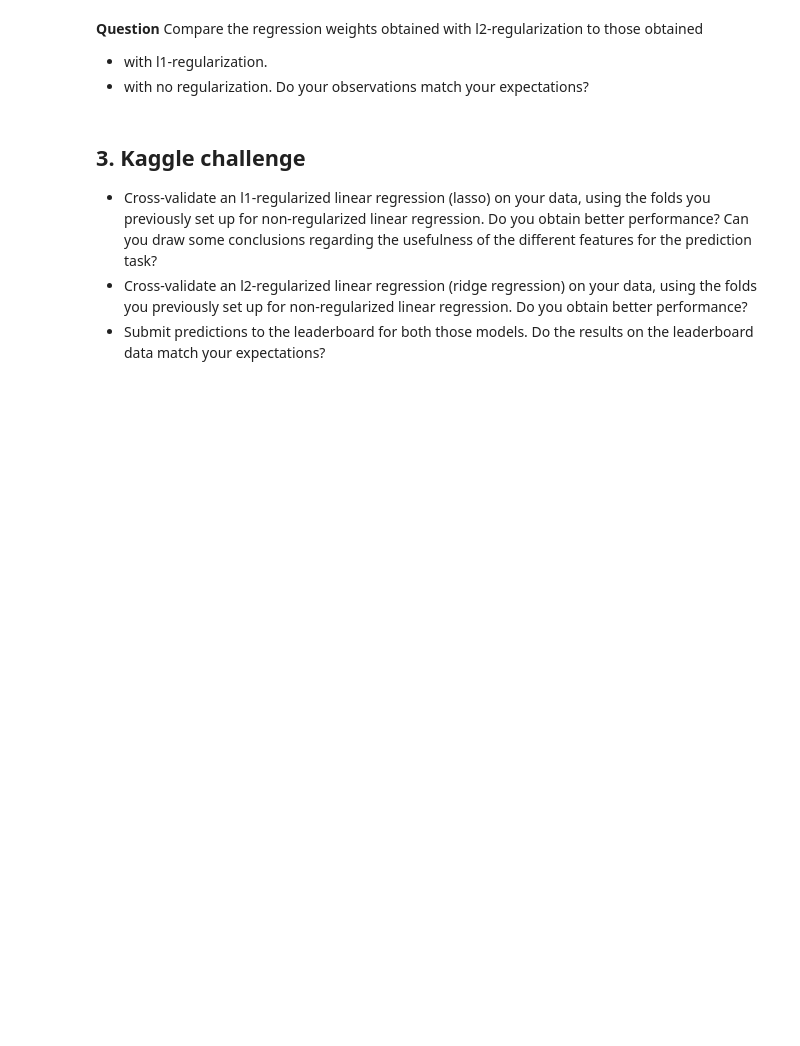
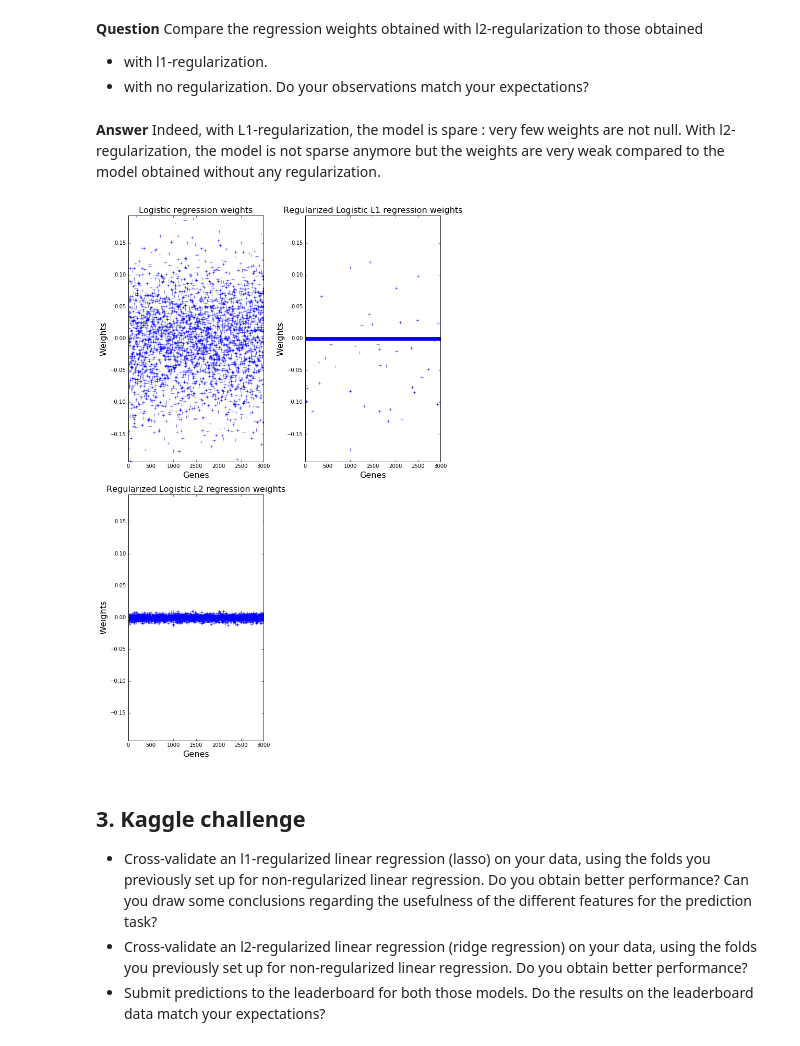
Before and after one commit to AdrienGlmz/ma2823_2016, a Jupyter notebook: lab_notebooks/Lab 4 2016-10-07 Regularized logistic regression.ipynb, the cells around one changed output. Cells and saved outputs as stored; diff of their text form; code cells hidden in the pictures; blank space fills up the shorter version.

```diff
--- a/lab_notebooks/Lab 4 2016-10-07 Regularized logistic regression.ipynb
+++ b/lab_notebooks/Lab 4 2016-10-07 Regularized logistic regression.ipynb
@@ -278,6 +337,49 @@ clf = grid_search.GridSearchCV(linear_model.LogisticRegression(penalty='l2'), pa
 * with l1-regularization.
 * with no regularization.
 Do your observations match your expectations?
+# %% [markdown]
+**Answer** Indeed, with L1-regularization, the model is spare : very few weights are not null. With l2-regularization, the model is not sparse anymore but the weights are very weak compared to the model obtained without any regularization.
+# %%
+fig = plt.figure(figsize=(10, 15))
+ax = fig.add_subplot(221) # use a 1x2 subplot grid; ax will refer to the 1st subplot
+
+number_of_weights = len(clf_L1_optimized.best_estimator_.coef_[0])
+logreg_weights = clf.coef_[0]
+
+y_lim = max(logreg_weights)
+
+ax.plot(range(number_of_weights), logreg_weights,color='blue', marker='+', linestyle='')
+ax.set_xlabel('Genes', fontsize=16)
+ax.set_ylabel('Weights', fontsize=16)
+ax.set_title('Logistic regression weights', fontsize=16)
+ax.set_xlim([0, X.shape[1]])
+ax.set_ylim([-y_lim,y_lim])
+
+ax = fig.add_subplot(222) # use a 1x2 subplot grid; ax will refer to the 2nd subplot
+
+l1_logreg_weights = clf_L1_optimized.best_estimator_.coef_[0]
+
+ax.plot(range(number_of_weights), l1_logreg_weights,color='blue', marker='+', linestyle='')
+ax.set_xlabel('Genes', fontsize=16)
+ax.set_ylabel('Weights', fontsize=16)
+ax.set_title('Regularized Logistic L1 regression weights', fontsize=16)
+ax.set_xlim([0, X.shape[1]])
+ax.set_ylim([-y_lim,y_lim])
+
+ax = fig.add_subplot(223) # use a 1x2 subplot grid; ax will refer to the 2nd subplot
+
+l2_logreg_weights = clf_L2.best_estimator_.coef_[0]
+
+ax.plot(range(number_of_weights), l2_logreg_weights,color='blue', marker='+', linestyle='')
+ax.set_xlabel('Genes', fontsize=16)
+ax.set_ylabel('Weights', fontsize=16)
+ax.set_title('Regularized Logistic L2 regression weights', fontsize=16)
+ax.set_xlim([0, X.shape[1]])
+ax.set_ylim([-y_lim,y_lim])
+
+plt.tight_layout()
+# %% [output]
+[figure, added]
 # %% [markdown]
 ## 3. Kaggle challenge
 * Cross-validate an l1-regularized linear regression (lasso) on your data, using the folds you previously set up for non-regularized linear regression. Do you obtain better performance? Can you draw some conclusions regarding the usefulness of the different features for the prediction task?
```
Also changed, not shown: parts of 12 cells of this notebook.
